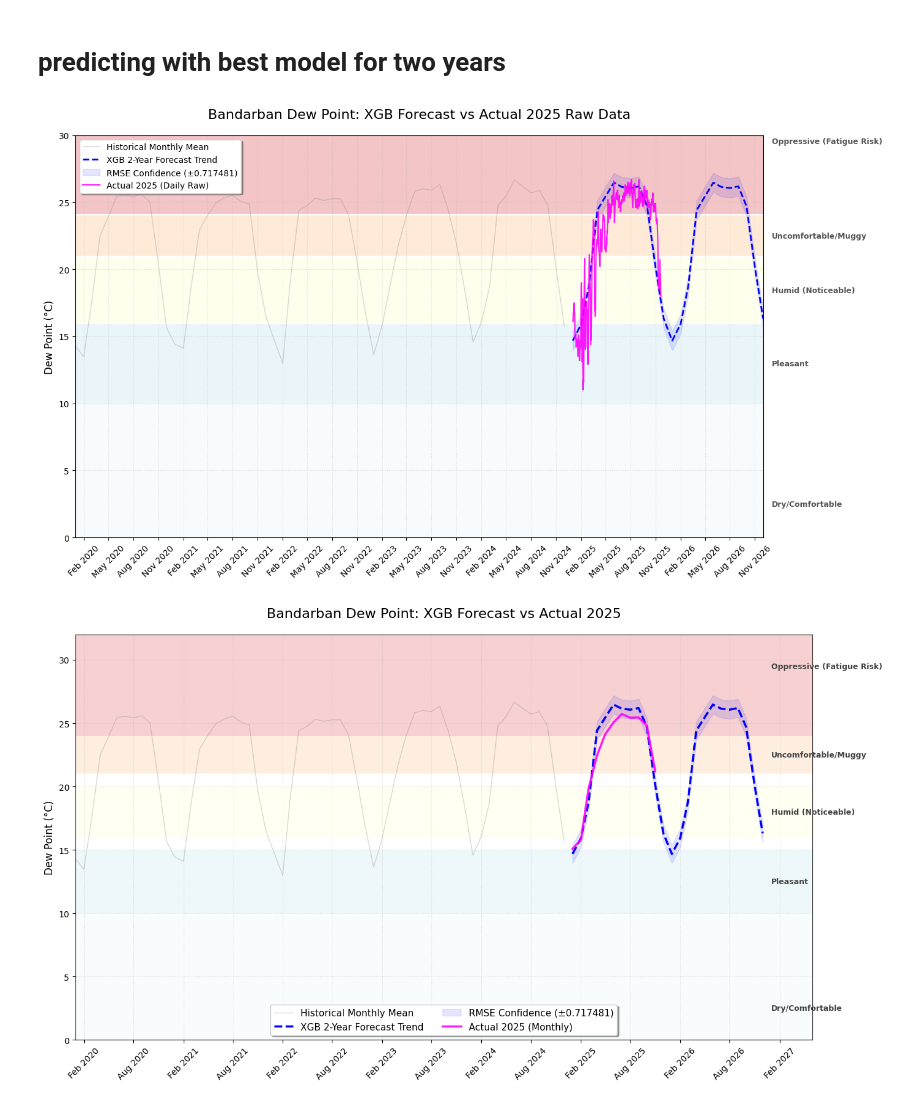
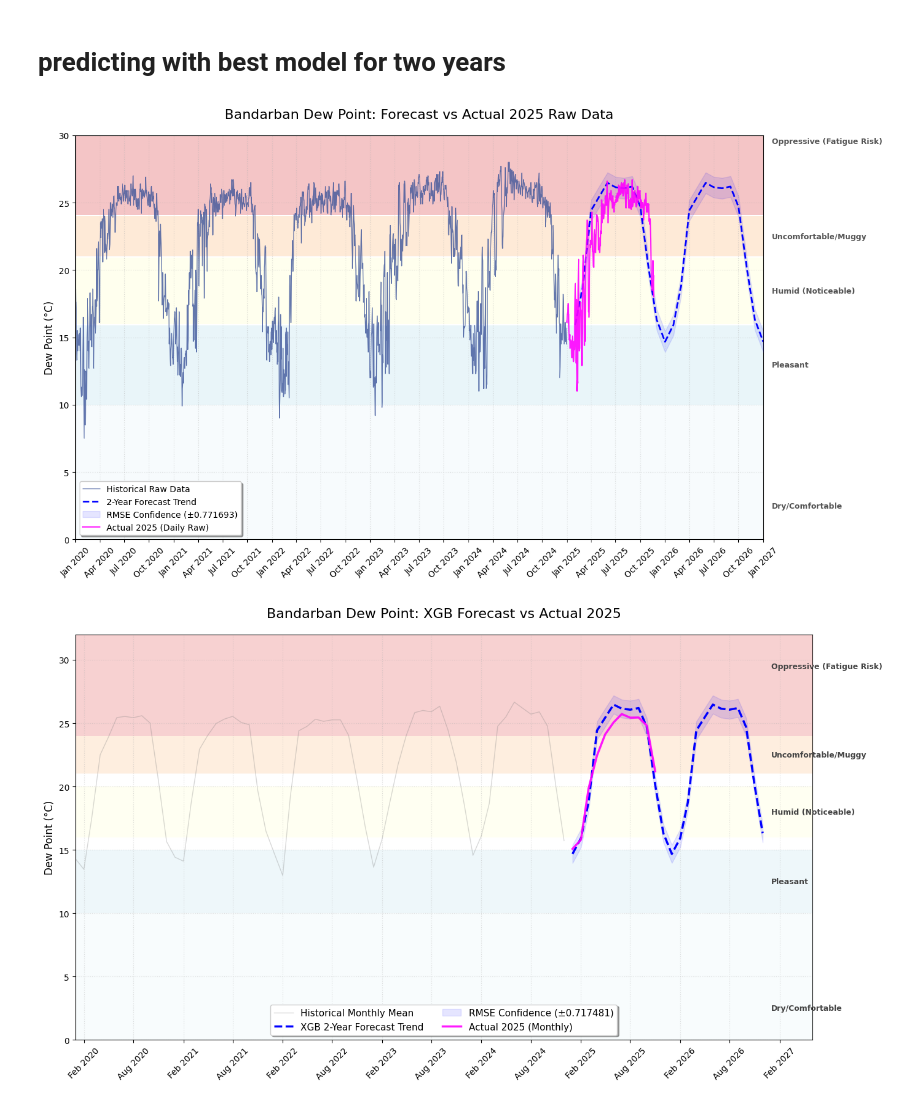
Before and after one commit to not-your-pancake/TCC_Journal, a Jupyter notebook: 0 Real Done Shit/6. Hill Tract Zone (Elevated Terrain)/8. Dew Point/bandarban.ipynb, the cells around one changed output. Drawn from its saved outputs; the diff is of its cells as text; code cells hidden in the pictures.

Commit message:
Dew point done as promised

```diff
--- a/0 Real Done Shit/6. Hill Tract Zone (Elevated Terrain)/8. Dew Point/bandarban.ipynb
+++ b/0 Real Done Shit/6. Hill Tract Zone (Elevated Terrain)/8. Dew Point/bandarban.ipynb
@@ -562,7 +562,7 @@ df = df_district.copy()
 df['date'] = pd.to_datetime(df[['year', 'month', 'day']])
 
 # Resample to Monthly Mean
-df_monthly = df.set_index('date')['dew_point'].resample('MS').mean().reset_index()
+df_monthly = df.set_index('date')['dew_point'].reset_index()
 
 # --- 2. Engineering Fourier Features for Seasonality ---
 def add_fourier_features(df, period=12, n_terms=3):
@@ -620,11 +620,11 @@ df_2025_raw = df_2025.set_index('date')['dew_point']
 fig, ax = plt.subplots(figsize=(14, 8))
 
 # A. Historical Data (Faded background)
-ax.plot(df_features['date'], y, label='Historical Monthly Mean', color='gray', linewidth=1, alpha=0.3)
+ax.plot(df_features['date'], y, label='Historical Raw Data', color="#3D559A", linewidth=1, alpha=0.8)
 
 # B. Prediction Trend & Confidence Cloud
-error_margin = 0.717481           #################################################################################
-ax.plot(future_dates, predictions_dew_point, label='XGB 2-Year Forecast Trend',
+error_margin = 0.771693           #################################################################################
+ax.plot(future_dates, predictions_dew_point, label='2-Year Forecast Trend',
         linestyle='--', color='blue', linewidth=2, zorder=4)
 ax.fill_between(future_dates, predictions_dew_point - error_margin, predictions_dew_point + error_margin,
                 color='blue', alpha=0.1, label=f'RMSE Confidence (±{error_margin})', zorder=3)
@@ -635,36 +635,36 @@ ax.plot(df_2025_raw.index, df_2025_raw.values, label='Actual 2025 (Daily Raw)',
 
 # D. Updated Comfort Level Bands (Per Image Guidelines)
 comfort_bands = [
     (-5, 10, "Dry/Comfortable", "#e0f3f8"),
     (10, 15.9, "Pleasant", "#abd9e9"),
     (16, 20.9, "Humid (Noticeable)", "#ffffbf"),
     (21, 24, "Uncomfortable/Muggy", "#fdae61"),
     (24.1, 35, "Oppressive (Fatigue Risk)", "#d7191c")
 ]
 
 for low, high, label, color in comfort_bands:
     ax.axhspan(low, high, facecolor=color, alpha=0.25, edgecolor=None)
     # Label placement on the right margin
     plt.text(future_dates[-1] + pd.DateOffset(months=1), (low + high) / 2, label,
              fontsize=9, fontweight='bold', color="#555555", va="center")
 
 # Formatting
-ax.set_title(f'{district} Dew Point: XGB Forecast vs Actual 2025 Raw Data', fontsize=16, pad=20)
+ax.set_title(f'{district} Dew Point: Forecast vs Actual 2025 Raw Data', fontsize=16, pad=20)
 ax.set_ylabel('Dew Point (°C)', fontsize=12)
 ax.set_ylim(0, 30) # Adjusted for dew point range
 ax.set_xlim(pd.Timestamp('2023-01-01'), future_dates.max()) # Zoomed for better visibility
 
 ax.xaxis.set_major_locator(mdates.MonthLocator(interval=3))
 ax.xaxis.set_major_formatter(mdates.DateFormatter('%b %Y'))
 plt.xticks(rotation=45)
 
-ax.legend(loc='upper left', frameon=True, facecolor='white', shadow=True)
+ax.legend(loc='best', frameon=True, facecolor='white', shadow=True)
 ax.grid(True, linestyle=':', alpha=0.4)
 plt.xlim(pd.Timestamp('2020-01-01'), future_dates.max())
 plt.tight_layout()
 plt.show()
 # %% [output]
-[figure, old version]
+[figure, new version]
 # %%
 import pandas as pd
 import numpy as np
```
Also changed, not shown: 37 other files.
